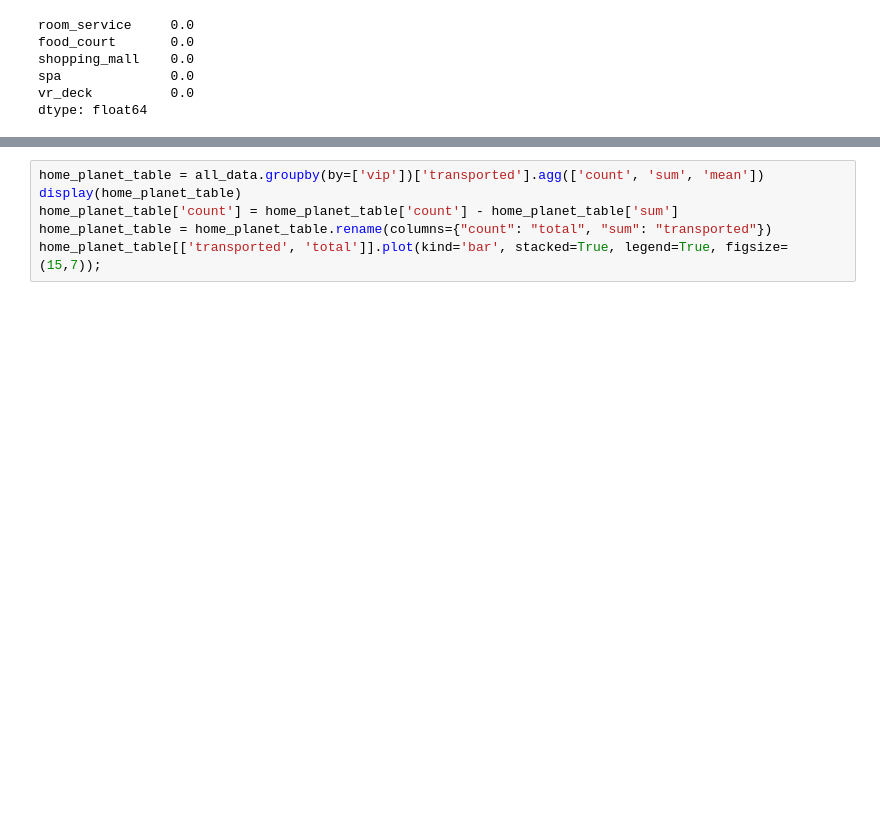
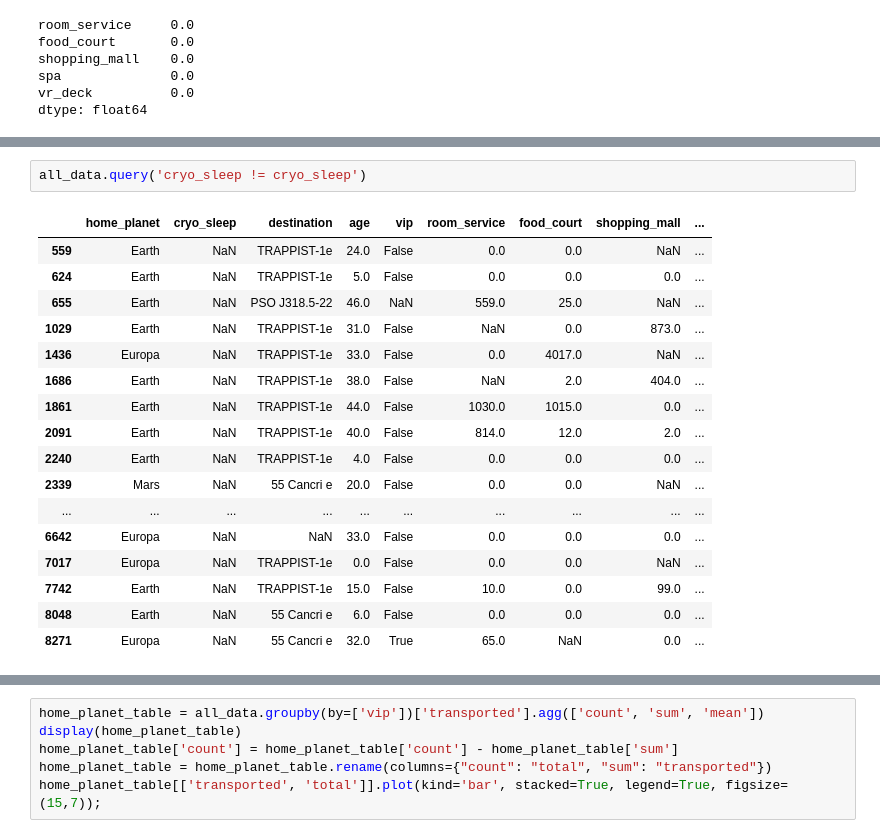
Before and after one commit to DaniilTsalik/Detecting_fraud, a Jupyter notebook: Untitled.ipynb, the cells around one changed output, grey strips where cells are left out. Saved outputs shown, nothing was run; the diff lists cells and outputs as text; blank space fills up the shorter version.

```diff
--- a/Untitled.ipynb
+++ b/Untitled.ipynb
@@ -411,3 +403,23 @@ dtype: int64
+# %%
+all_data.query('cryo_sleep != cryo_sleep')
+# %% [output]
+|  | home_planet | cryo_sleep | destination | age | vip | room_service | food_court | shopping_mall | ... |
+| 559 | Earth | NaN | TRAPPIST-1e | 24.0 | False | 0.0 | 0.0 | NaN | ... |
+| 624 | Earth | NaN | TRAPPIST-1e | 5.0 | False | 0.0 | 0.0 | 0.0 | ... |
+| 655 | Earth | NaN | PSO J318.5-22 | 46.0 | NaN | 559.0 | 25.0 | NaN | ... |
+| 1029 | Earth | NaN | TRAPPIST-1e | 31.0 | False | NaN | 0.0 | 873.0 | ... |
+| 1436 | Europa | NaN | TRAPPIST-1e | 33.0 | False | 0.0 | 4017.0 | NaN | ... |
+| 1686 | Earth | NaN | TRAPPIST-1e | 38.0 | False | NaN | 2.0 | 404.0 | ... |
+| 1861 | Earth | NaN | TRAPPIST-1e | 44.0 | False | 1030.0 | 1015.0 | 0.0 | ... |
+| 2091 | Earth | NaN | TRAPPIST-1e | 40.0 | False | 814.0 | 12.0 | 2.0 | ... |
+| 2240 | Earth | NaN | TRAPPIST-1e | 4.0 | False | 0.0 | 0.0 | 0.0 | ... |
+| 2339 | Mars | NaN | 55 Cancri e | 20.0 | False | 0.0 | 0.0 | NaN | ... |
+| ... | ... | ... | ... | ... | ... | ... | ... | ... | ... |
+| 6642 | Europa | NaN | NaN | 33.0 | False | 0.0 | 0.0 | 0.0 | ... |
+| 7017 | Europa | NaN | TRAPPIST-1e | 0.0 | False | 0.0 | 0.0 | NaN | ... |
+| 7742 | Earth | NaN | TRAPPIST-1e | 15.0 | False | 10.0 | 0.0 | 99.0 | ... |
+| 8048 | Earth | NaN | 55 Cancri e | 6.0 | False | 0.0 | 0.0 | 0.0 | ... |
+| 8271 | Europa | NaN | 55 Cancri e | 32.0 | True | 65.0 | NaN | 0.0 | ... |
 # %%
 all_data.groupby(by=['cryo_sleep'])['transported'].agg(['count', 'sum', 'mean'])
 # %% [output]
```
Also changed, not shown: parts of 39 cells of this notebook.
